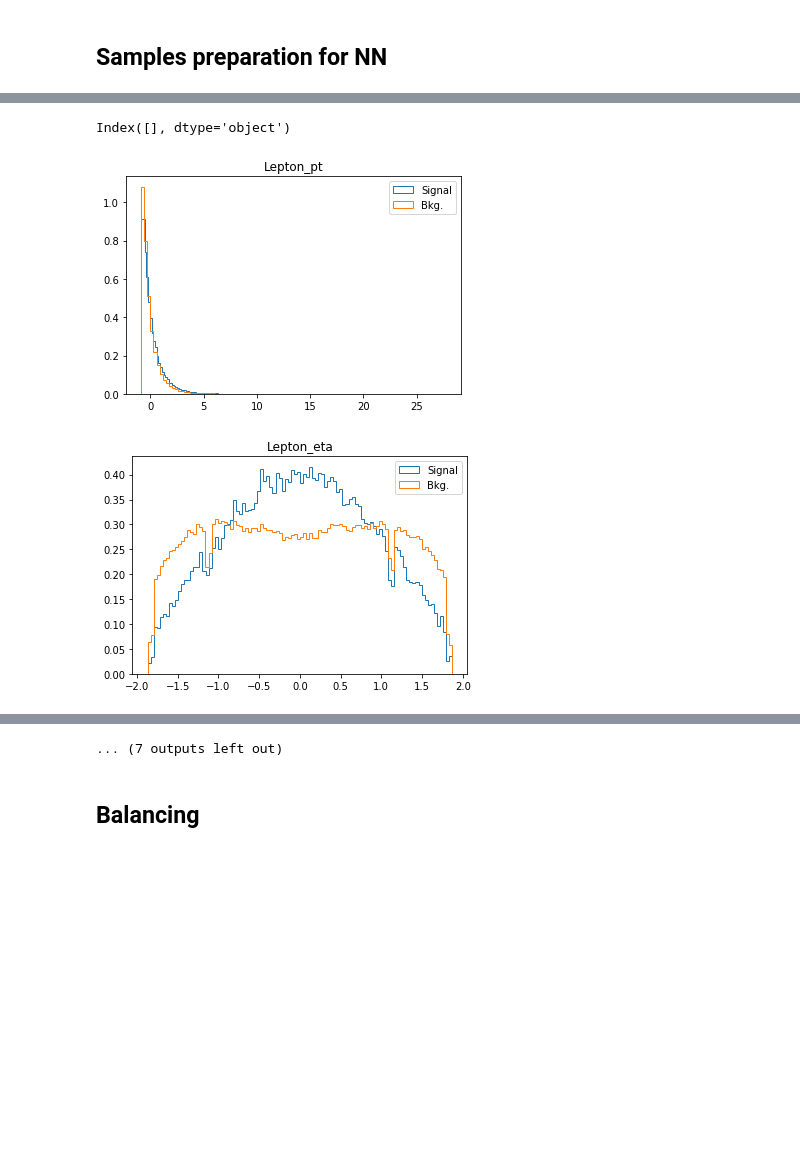
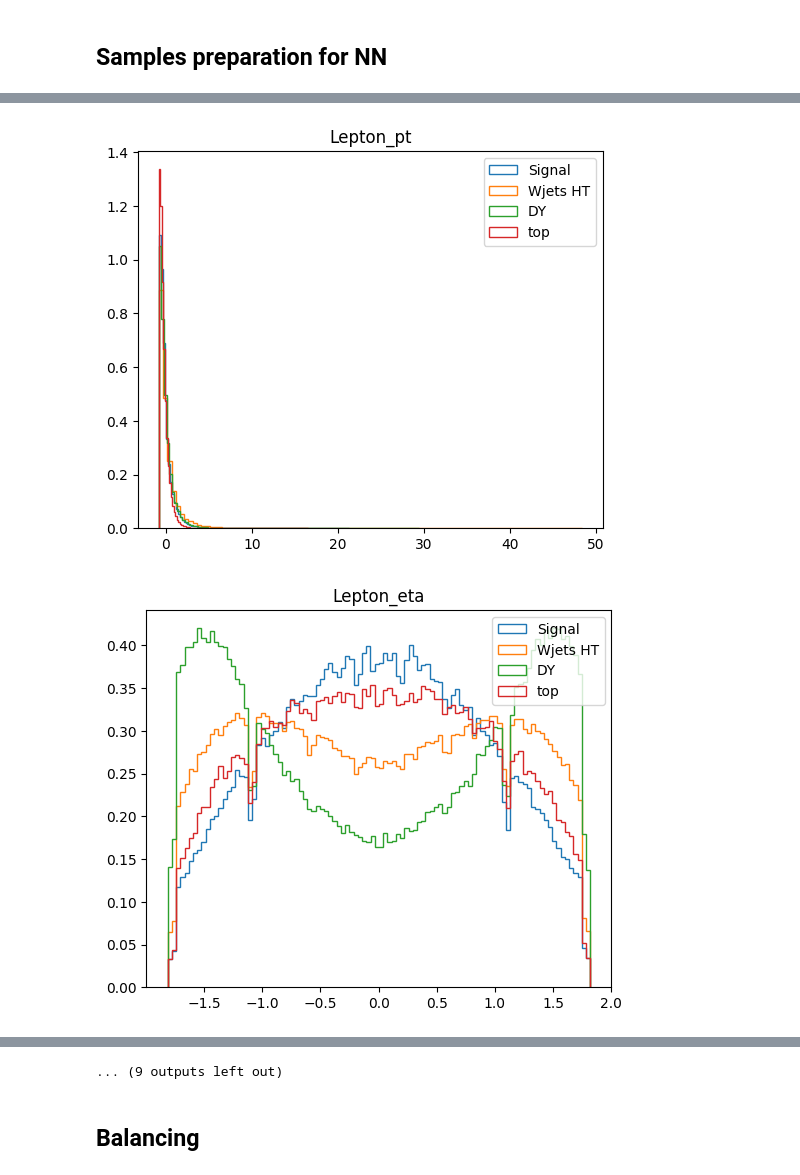
Before and after one commit to UniMiBAnalyses/ML_classification, a Jupyter notebook: Training_v3.ipynb, the cells around one changed output, grey strips where cells are left out. Cells and saved outputs as stored; diff of their text form; code cells hidden in the pictures; blank space fills up the shorter version.

```diff
--- a/Training_v3.ipynb
+++ b/Training_v3.ipynb
@@ -99,7 +98,3 @@ Using TensorFlow backend.
-# %%
-bkg.columns[bkg.isnull().any()]
-# %% [output]
-Index([], dtype='object')
 # %%
 X_sig = signal[config["cols"]].values
 X_bkg = bkg[config["cols"]].values
@@ -118,16 +113,22 @@ Wnn = np.hstack([Wnn_sig, Wnn_bkg])
 scaler = StandardScaler()
 X_scaled = scaler.fit_transform(X)
 pickle.dump(scaler, open(f"{model_dir}/scaler_model.pkl", "wb"))
+# %%
+wjets = scaler.transform(bkg[bkg.sample_name=="Wjets_HT"][config["cols"]].values)
+dy =scaler.transform(bkg[bkg.sample_name=="DY"][config["cols"]].values)
+top = scaler.transform(bkg[bkg.sample_name=="top"][config["cols"]].values)
 # %%
 ## draw weights and input variables in order to spot any importing error
 
 for idx,col in enumerate(config["cols"]):
-
+    fig = plt.figure(figsize=(6,5), dpi=100)
     _ = plt.hist(X_scaled[Y==1,idx], bins=100, histtype="step", density=True, label="Signal")
-    _ = plt.hist(X_scaled[Y==0,idx], bins=100, histtype="step", density=True, label="Bkg.")
+    _ = plt.hist(wjets[:,idx], bins=100, histtype="step", density=True, label="Wjets HT")
+    _ = plt.hist(dy[:,idx], bins=100, histtype="step", density=True, label="DY")
+    _ = plt.hist(top[:,idx], bins=100, histtype="step", density=True, label="top")
     plt.legend()
     plt.title(col)
     plt.show()
 # %% [output]
-[figure, old version]
+[figure, new version]
-[figure, old version]
+[figure, new version]
@@ -144,4 +145,4 @@ for idx,col in enumerate(config["cols"]):
-... (7 outputs left out)
+... (9 outputs left out)
 # %% [markdown]
 ##  Balancing
 # %%
```
Also changed, not shown: parts of 15 cells of this notebook, 4 other files.
